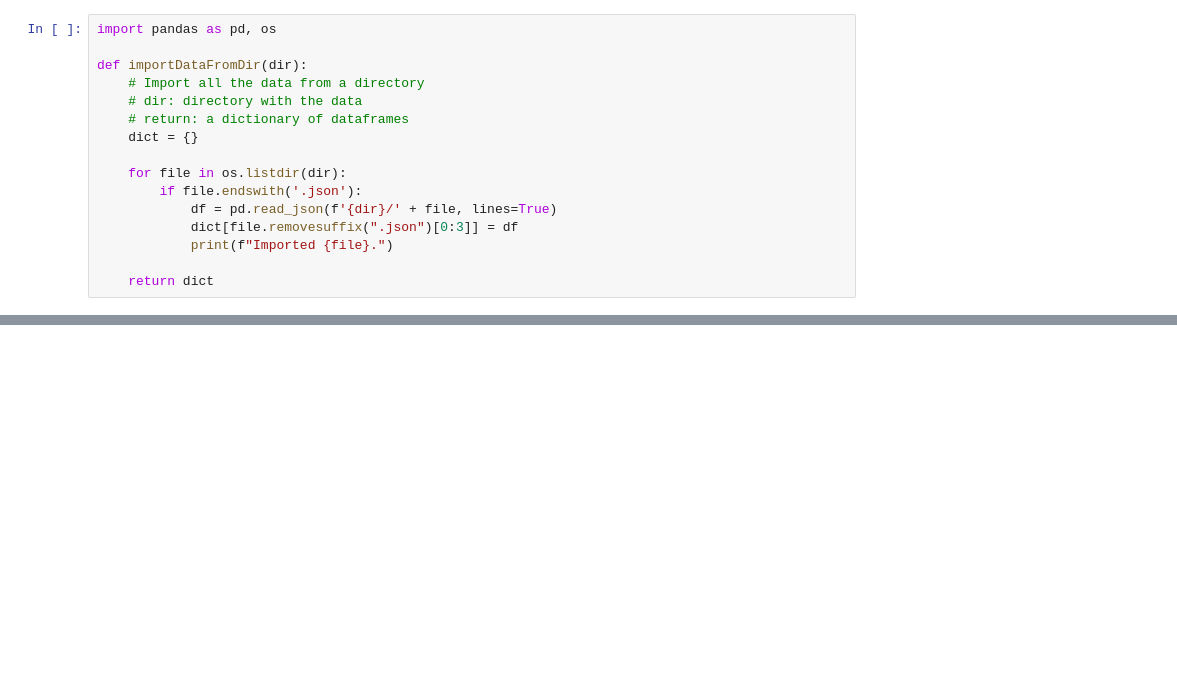
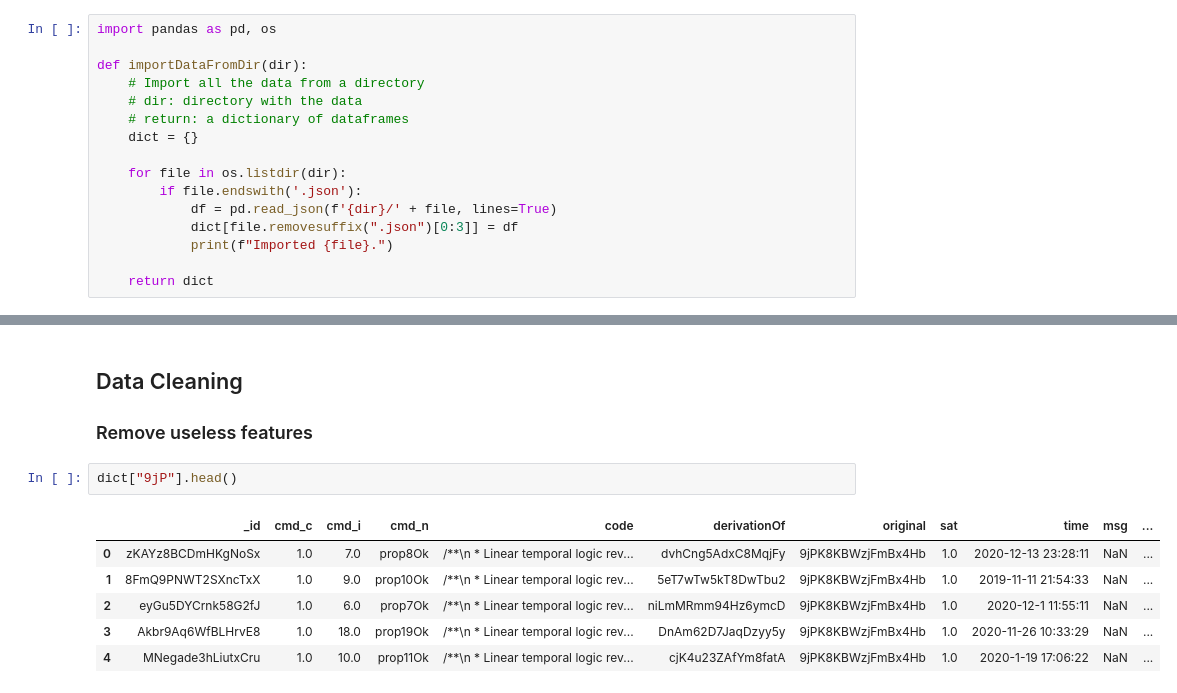
Before and after one commit to anaines14/HiGenA, a Jupyter notebook: notebook.ipynb, the cells around one changed output, grey strips where cells are left out. Saved outputs shown, nothing was run; the diff lists cells and outputs as text; blank space fills up the shorter version.

Commit message:
🚧 (WIP): cleaning data

```diff
--- a/notebook.ipynb
+++ b/notebook.ipynb
@@ -37,0 +36,13 @@ Imported zRAn69AocpkmxXZnW.json.
+# %% [markdown]
+## Data Cleaning
+
+### Remove useless features
+# %%
+dict["9jP"].head()
+# %% [output]
+|  | _id | cmd_c | cmd_i | cmd_n | code | derivationOf | original | sat | time | msg | ... |
+| 0 | zKAYz8BCDmHKgNoSx | 1.0 | 7.0 | prop8Ok | /**\n * Linear temporal logic rev... | dvhCng5AdxC8MqjFy | 9jPK8KBWzjFmBx4Hb | 1.0 | 2020-12-13 23:28:11 | NaN | ... |
+| 1 | 8FmQ9PNWT2SXncTxX | 1.0 | 9.0 | prop10Ok | /**\n * Linear temporal logic rev... | 5eT7wTw5kT8DwTbu2 | 9jPK8KBWzjFmBx4Hb | 1.0 | 2019-11-11 21:54:33 | NaN | ... |
+| 2 | eyGu5DYCrnk58G2fJ | 1.0 | 6.0 | prop7Ok | /**\n * Linear temporal logic rev... | niLmMRmm94Hz6ymcD | 9jPK8KBWzjFmBx4Hb | 1.0 | 2020-12-1 11:55:11 | NaN | ... |
+| 3 | Akbr9Aq6WfBLHrvE8 | 1.0 | 18.0 | prop19Ok | /**\n * Linear temporal logic rev... | DnAm62D7JaqDzyy5y | 9jPK8KBWzjFmBx4Hb | 1.0 | 2020-11-26 10:33:29 | NaN | ... |
+| 4 | MNegade3hLiutxCru | 1.0 | 10.0 | prop11Ok | /**\n * Linear temporal logic rev... | cjK4u23ZAfYm8fatA | 9jPK8KBWzjFmBx4Hb | 1.0 | 2020-1-19 17:06:22 | NaN | ... |
```
Also changed, not shown: parts of 14 cells of this notebook.
